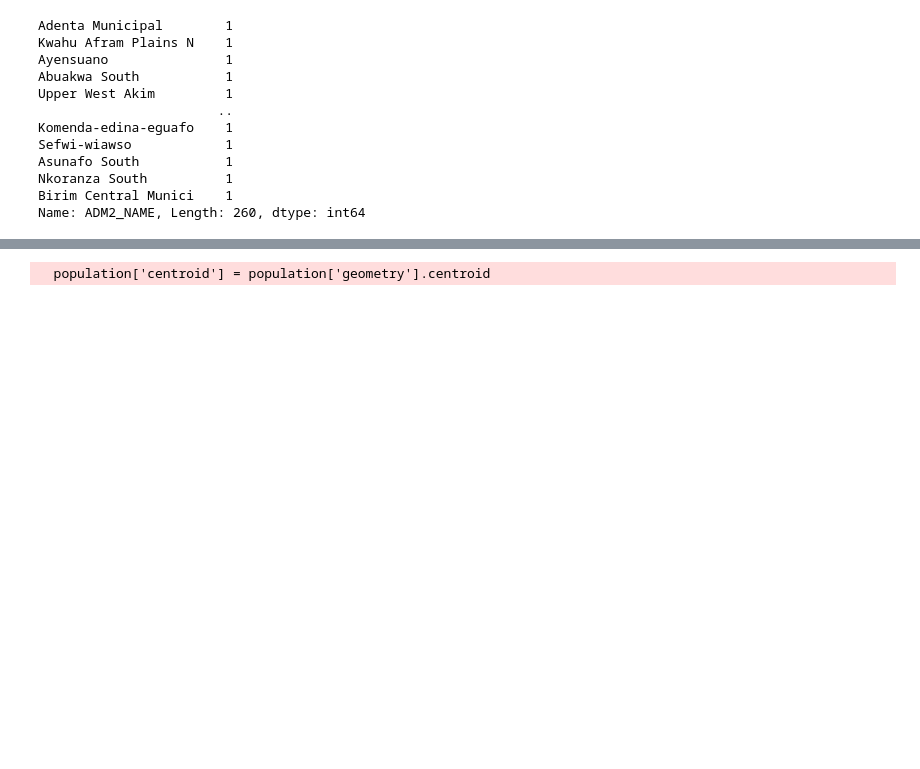
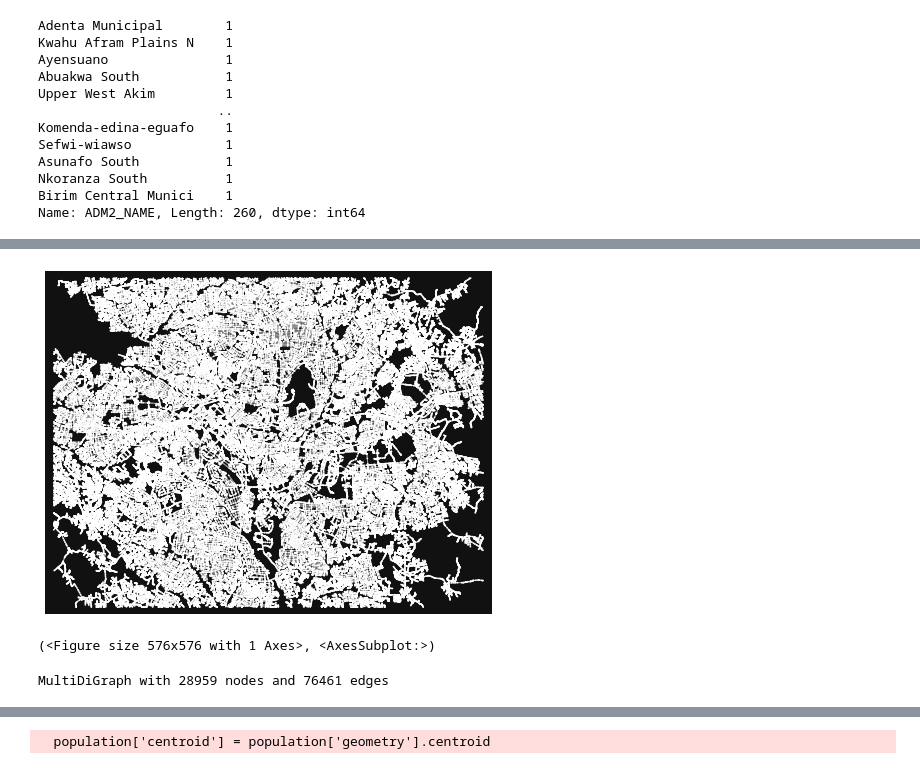
Before and after one commit to ccsuehara/ghana_access, a Jupyter notebook: scripts/create_graph.ipynb, the cells around one changed output, grey strips where cells are left out. Cells and saved outputs as stored; diff of their text form; code cells hidden in the pictures; blank space fills up the shorter version.

```diff
--- a/scripts/create_graph.ipynb
+++ b/scripts/create_graph.ipynb
@@ -121,0 +140,14 @@ gDrive_edge_gdf = gn.edge_gdf_from_graph(gDrive)
+# %%
+# plotting functions only work if the graphs have a name and a crs attribute
+
+# largest connected subgraph
+ox.plot_graph(G_largest, edge_linewidth=1, node_size=3)
+# %% [output]
+[figure, added]
+(<Figure size 576x576 with 1 Axes>, <AxesSubplot:>)
+# %%
+# simplify the network
+gDrivesimp = ox.simplify_graph(gDrive)
+print(nx.info(gDrivesimp))
+# %% [output]
+MultiDiGraph with 28959 nodes and 76461 edges
```
Also changed, not shown: parts of 29 cells of this notebook, 3 other files.
